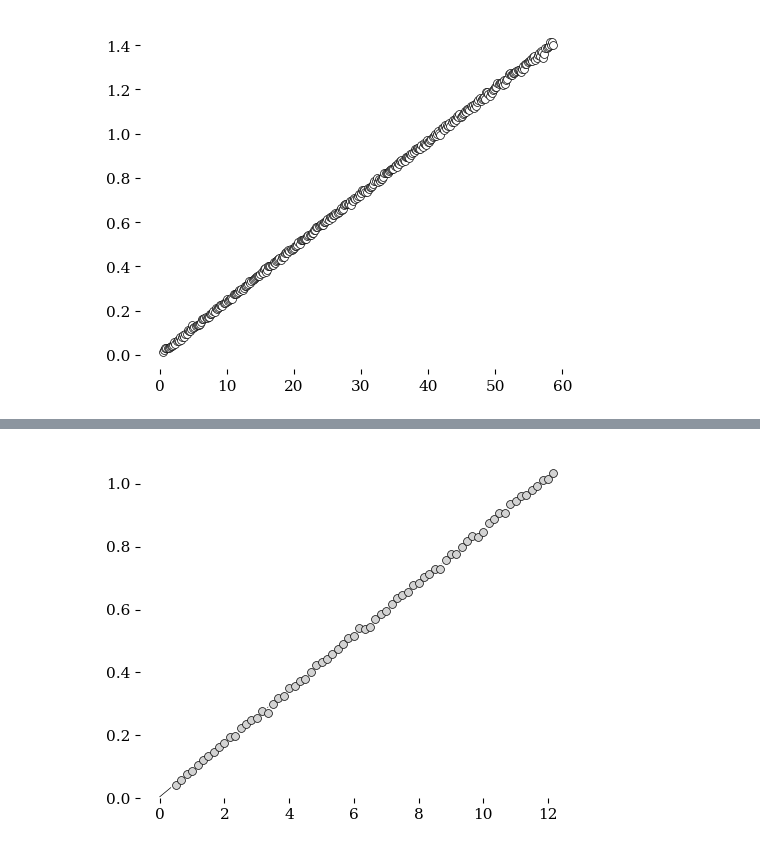
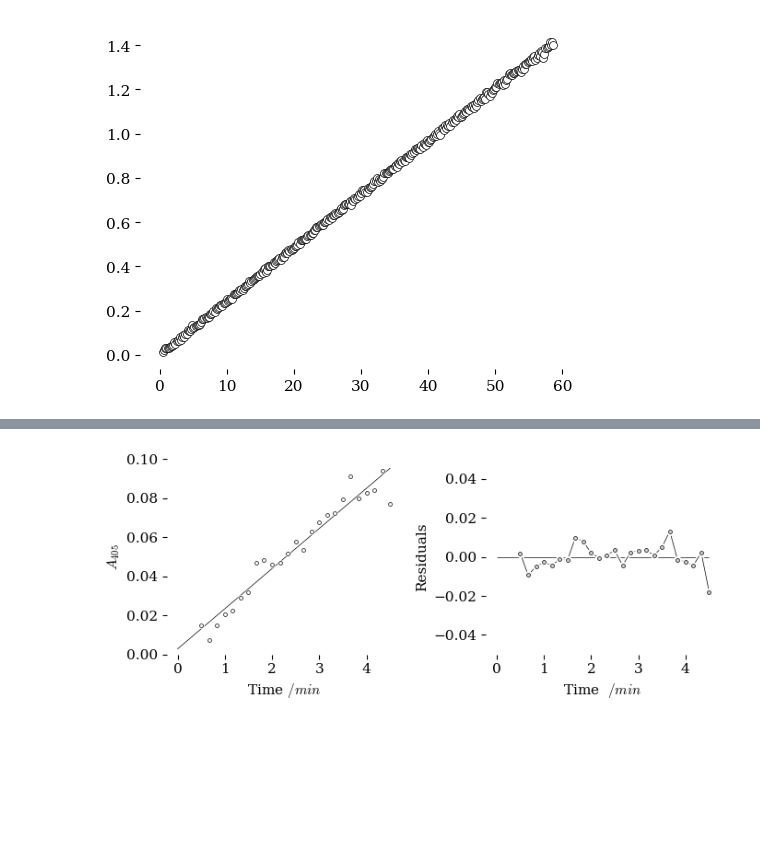
Before and after one commit to blinkletter/StealThisCode, a Jupyter notebook: testideas/DataAnalyzer2.ipynb, the cells around one changed output, grey strips where cells are left out. Drawn from its saved outputs; the diff is of its cells as text; code cells hidden in the pictures; blank space fills up the shorter version.

```diff
--- a/testideas/DataAnalyzer2.ipynb
+++ b/testideas/DataAnalyzer2.ipynb
@@ -133,14 +133,21 @@ slope = 0.024 +/- 2.19e-05
 # %%
 ### Analysis of a single cell with slope and differentials
 
+##########################################
+### Change these settings
+##########################################
+
+lane_name = "4"
+row_name = "2"
+Fraction_time_span = 0.07
+
+data_name = "data1/data"
+plot_file = "plot1/Cell_w_residuals"
+
+import numpy as np
 import pandas as pd
 from matplotlib import pyplot as plt
 from scipy.optimize import curve_fit
-
-lane_name = "5"
-row_name = "8"
-Fraction_time_span = 0.2
-
 
 def linear_function(x, slope, int):
     return slope*x + int
@@ -149,21 +156,12 @@ plt.ioff()           ### switch off interactive display of plots. plt.show() nee
 plt.rcdefaults()     ### resets the plot defaults so we always start in the same place
 plt.style.use("../styles/tufte.mplstyle")     ### Then add a fancy style sheet
 
-fig, ax = plt.subplots(nrows=1, ncols=1, figsize=(5,4))
-
-data_name = "data1/data"
-data_file_extention = ".csv"
-
-plot_file = "plot_initial_rate"
-plot_file_extention = ".pdf"
+fig, ax = plt.subplots(nrows=1, ncols=2, figsize=(7,3))
 
 in_file_name = data_name + "_" + lane_name + "_" + row_name + ".csv"
 df = pd.read_csv(in_file_name)
 
-
-x = df["time"]
-
-points_used = int(Fraction_time_span * len(x))
+points_used = int(Fraction_time_span * len(df["time"]))
 
 x = df["time"][0:points_used]
 y = df["abs"][0:points_used]
@@ -177,37 +175,68 @@ print(f"slope = {slope:0.3g} +/- {slope_stderr:0.3g}")
 
 x_fit = np.linspace(0,np.max(x),10)
 
-ax.plot(x_fit, linear_function(x_fit, slope, intercept),
+ax[0].plot(x_fit, linear_function(x_fit, slope, intercept),
         linestyle = '-',
         linewidth='0.5',
         color = 'black',
         zorder = 0)
-ax.scatter(x, y,
+ax[0].scatter(x, y,
         marker='o',
-        color=color_list[n%3],
+        color='white',
         edgecolors = 'black',
         linewidths = 0.5,
-        s=32,
+        s=8,
         zorder = 2)
-ax.scatter(x, y,
+ax[0].scatter(x, y,
         marker='o',
         color='white',
         edgecolors = None,
         linewidths = 0.5,
-        s=64,
+        s=16,
         zorder = 1)
+ax[0].set(xlabel= r"Time $/min$",
+          ylabel=r"$A_{405}$",
+ #         title = "Lane # "+lane_name,
+ #         xlim=[None, None],
+          ylim=[0, None]
+         )
 
-ax.set(
-     xlabel= None,
-     ylabel=None,
- #    title = "Lane # "+lane_name,
- #    xlim=[None, None],
-     ylim=[0, None]
-    )
-
-
+residuals = y - linear_function(x, slope, intercept)
+y = residuals
+ax[1].hlines(0, xmin = 0, xmax = np.max(x),
+             colors='black', linestyles='solid',
+             linewidths = 0.5, zorder = 0)
+ax[1].plot(x, y,
+        linestyle = '-',
+        linewidth='3',
+        color = 'white',
+        zorder = 1)
+ax[1].plot(x, y,
+        linestyle = '-',
+        linewidth='0.5',
+        color = 'black',
+        zorder = 1)
+ax[1].scatter(x, y,
+        marker='o',
+        color='lightgray',
+        edgecolors = 'black',
+        linewidths = 0.5,
+        s=8,
+        zorder = 3)
+ax[1].scatter(x, y,
+        marker='o',
+        color='white',
+        edgecolors = None,
+        linewidths = 0.5,
+        s=32,
+        zorder = 2)
+ax[1].set(xlabel= r"Time  $/min$",
+          ylabel="Residuals",
+ #         title = "Lane # "+lane_name,
+ #         xlim=[None, None],
+          ylim=[-.05, +0.05])
 
 fig.tight_layout()  # otherwise the right y-label is slightly clipped
-plt.savefig(plot_file+"_"+lane_name+".pdf")     ### export the plot as this
+plt.savefig(plot_file+"_"+lane_name+"_"+row_name+".pdf")     ### export the plot as this
 plt.show()
 # %% [output]
@@ -215 +244 @@ slope = 0.0851 +/- 0.000201
-[figure, old version]
+[figure, new version]
```
Also changed, not shown: parts of 2 cells of this notebook, 13 other files.
